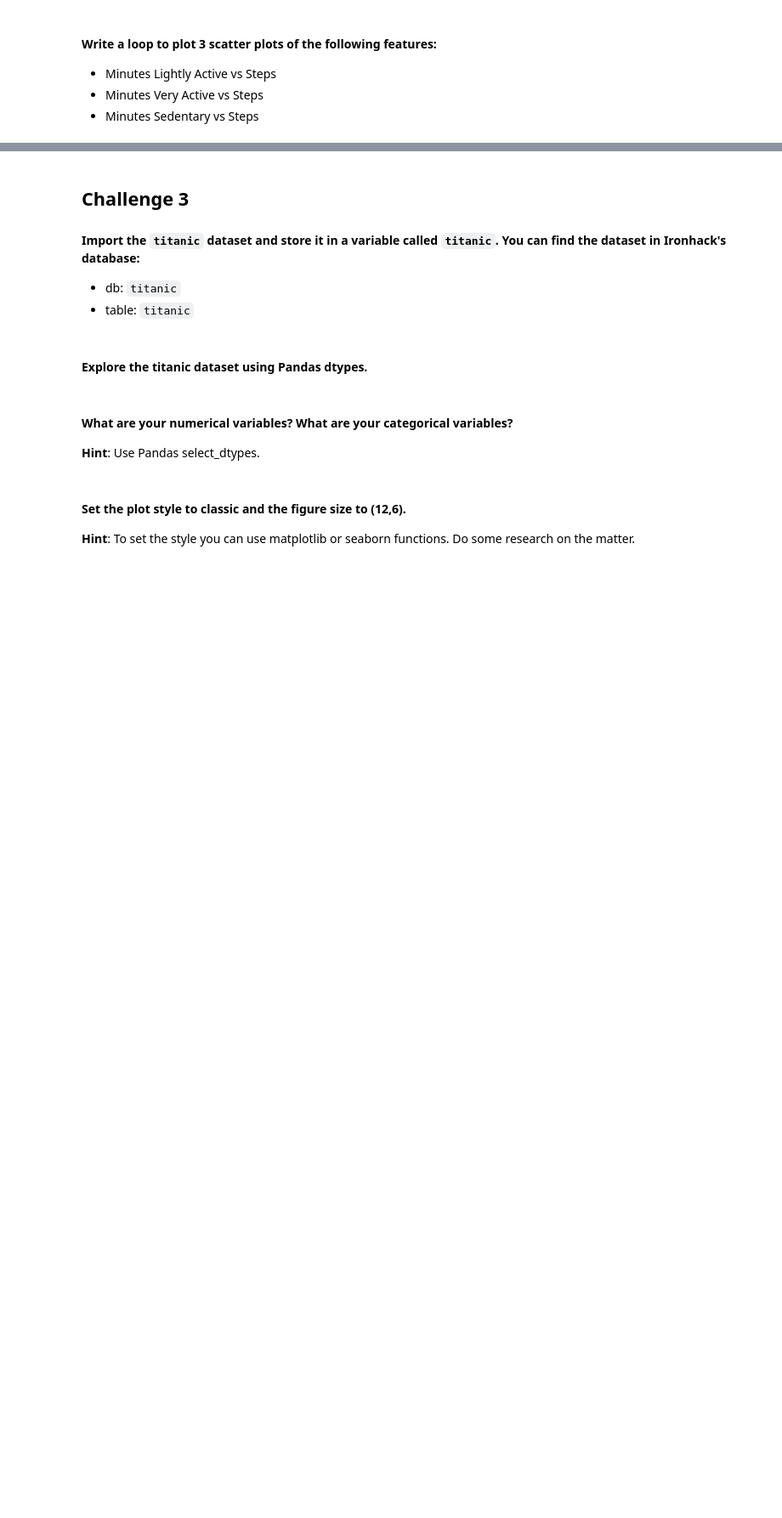
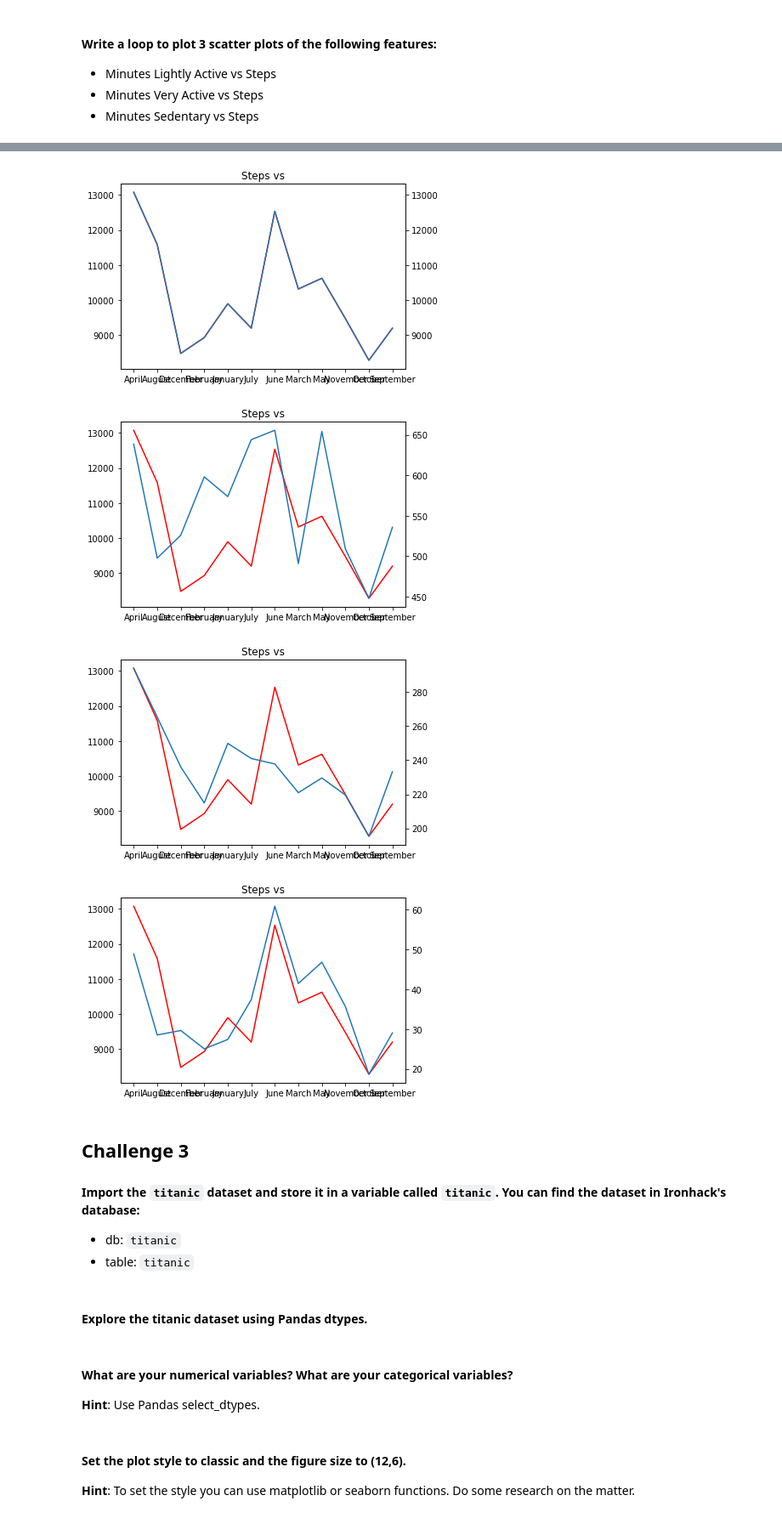
Before and after one commit to javiergispert/dataptmad0522_labs, a Jupyter notebook: module-2/matplotlib-seaborn/your-code/main.ipynb, the cells around one changed output, grey strips where cells are left out. Shown: that part at 85% size. Cells and saved outputs as stored; diff of their text form; code cells hidden in the pictures; blank space fills up the shorter version.

```diff
--- a/module-2/matplotlib-seaborn/your-code/main.ipynb
+++ b/module-2/matplotlib-seaborn/your-code/main.ipynb
@@ -235,0 +241,3 @@ plt.show()
+# %%
+steps_active = steps[['Steps', 'Minutes Sedentary', 'Minutes Lightly Active', 'Minutes Very Active']]
+steps_active.head()
@@ -236,3 +252,20 @@ plt.show()
+# %%
+# your code here
+for i in steps_active.columns:
+    fig = plt.figure()
+    ax = fig.add_subplot(111)
+    ax.plot(steps_active['Steps'], label='Steps', color='red')
+    ax2 = ax.twinx()
+    ax2.plot(steps_active[i])
+    plt.title('Steps vs')
+    # plt.legend()
+    # Show/save figure as desired.
+    plt.show()
+# %% [output]
+[figure, added]
+[figure, added]
+[figure, added]
+[figure, added]
 # %% [markdown]
 ## Challenge 3
 
```
Also changed, not shown: parts of 5 cells of this notebook.
